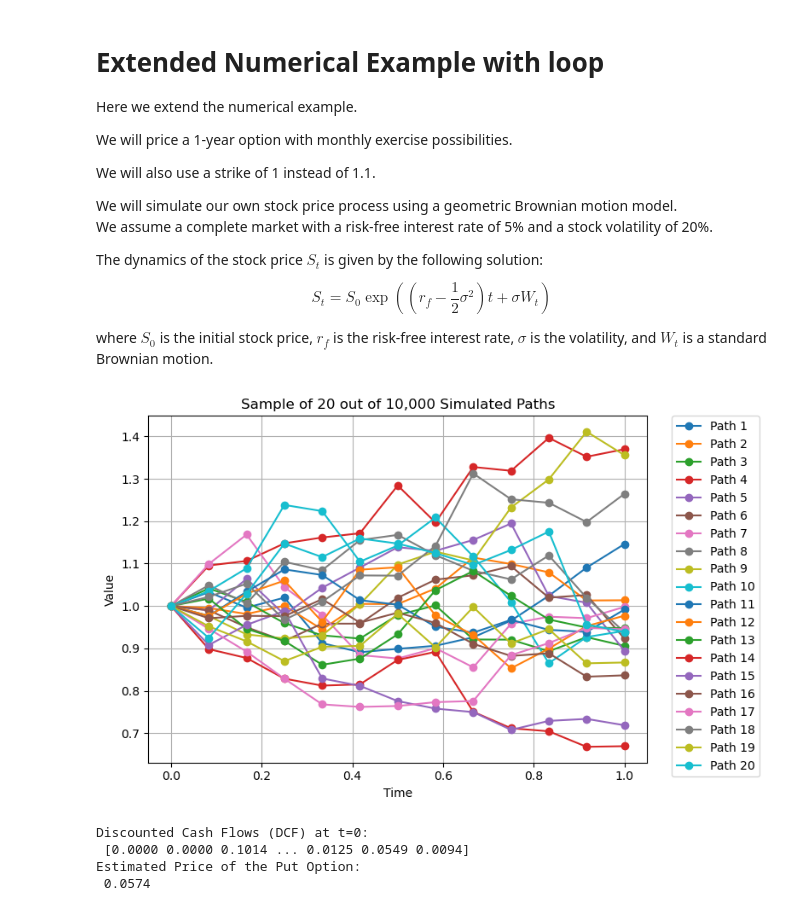
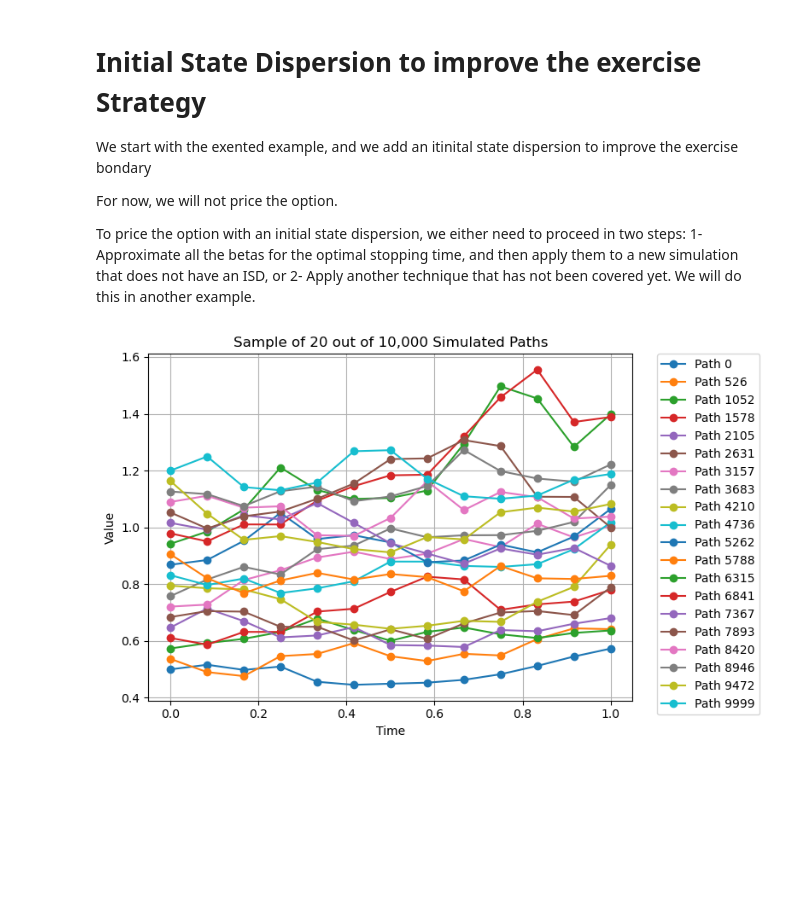
Before and after one commit to pletourneau-lsmc/LSMC_Excel, a Jupyter notebook: 4-Super_LSMC/4.1.1-ISD.ipynb, the cells around one changed output. Cells and saved outputs as stored; diff of their text form; code cells hidden in the pictures; blank space fills up the shorter version.

Commit message:
updated ISD example

```diff
--- a/4-Super_LSMC/4.1.1-ISD.ipynb
+++ b/4-Super_LSMC/4.1.1-ISD.ipynb
@@ -1,21 +1,10 @@
 # %% [markdown]
-# Extended Numerical Example with loop
-Here we extend the numerical example.
+# Initial State Dispersion to improve the exercise Strategy
+We start with the exented example, and we add an itinital state dispersion to improve the exercise bondary
 
-We will price a 1-year option with monthly exercise possibilities.
+For now, we will not price the option.
 
-We will also use a strike of 1 instead of 1.1.
-
-We will simulate our own stock price process using a geometric Brownian motion model.
-We assume a complete market with a risk-free interest rate of 5% and a stock volatility of 20%.
-
-The dynamics of the stock price $S_t$ is given by the following solution:
-
-$$
-S_{t} = S_{0} \exp\left( \left(r_{f} - \frac{1}{2} \sigma^2\right)t + \sigma W_{t} \right)
-$$
-
-where $S_0$ is the initial stock price, $r_f$ is the risk-free interest rate, $\sigma$ is the volatility, and $W_t$ is a standard Brownian motion.
+To price the option with an initial state dispersion, we either need to proceed in two steps: 1- Approximate all the betas for the optimal stopping time, and then apply them to a new simulation that does not have an ISD, or 2- Apply another technique that has not been covered yet. We will do this in another example.
 # %%
 # Set the initial variables for the script
 import numpy as np
@@ -39,34 +28,36 @@ np.random.seed(42)  # For reproducibility
 # It is possible to simulate from a Geometric Brownian motion without using a loop
 # How ever, for clarity, we will use a loop here
 S = np.zeros((N, nt + 1))
-S[:, 0] = S0
+S[:, 0] = np.linspace(0.5, 1.2, N)
 for i in range(1, nt + 1):
     Z = np.random.normal(0, 1, N)  # Standard normal random variables
     S[:, i] = S[:, i - 1] * np.exp((r - 0.5 * sigma**2) * dt + sigma * np.sqrt(dt) * Z)
 # %%
 import matplotlib.pyplot as plt
 
 sample_size = 20  # Number of paths to plot
+# We want a good representation of the paths, so we will sample 1 path every sample_size
+sample_indices = np.linspace(0, N-1, sample_size, dtype=int)
 
 # check if sample_size is less than N
 if sample_size > N:
     raise ValueError("sample_size must be less than or equal to N")
 
 # Now plot the simulated paths if we want too
 times = np.linspace(0, T, nt + 1)
 
 plt.figure(figsize=(8, 5))
 for i in range(sample_size):
-    plt.plot(times, S[i], marker='o', label=f'Path {i+1}')
+    plt.plot(times, S[sample_indices[i]], marker='o', label=f'Path {sample_indices[i]}')
 plt.xlabel('Time')
 plt.ylabel('Value')
 plt.title(f'Sample of {sample_size} out of {N:,} Simulated Paths')
 plt.grid(True)
 plt.legend(bbox_to_anchor=(1.05, 1), loc='upper left', borderaxespad=0.)
 plt.tight_layout()
 plt.show()
 # %% [output]
-[figure, old version]
+[figure, new version]
 # %%
 # Initiate the backward algorithm and calculate the option payoff (exercise/intrinsic value), conditional on not exercising prior
 
@@ -129,22 +120,6 @@ for t_now in range(nt-1, 0, -1):
     # Update the optimal exercise time for each path
     exec_t[itm_paths] = np.where(y_hat < intrinsic[itm_paths], t_now, exec_t[itm_paths])
     payoff = np.where(exec_t == t_now, intrinsic, dcf)
-# %%
-# Finallym at t=0, we discount the cash flows to time "t" based on when it's optimal to exercise for each path
-t_now = 0  # Current time step (T-3)
-# STEP 1
-dcf = np.exp(-r * dt) * payoff
-print("Discounted Cash Flows (DCF) at t=0:\n", np.array2string(dcf, formatter={'float_kind':lambda x: f"{x:.4f}"}))
-
-# STEP 2
-# To get the price estimate, we simply take the average of the discounted cash flows
-price_estimate = np.mean(dcf)
-print("Estimated Price of the Put Option:\n", f"{price_estimate:.4f}")
-# %% [output]
-Discounted Cash Flows (DCF) at t=0:
- [0.0000 0.0000 0.1014 ... 0.0125 0.0549 0.0094]
-Estimated Price of the Put Option:
- 0.0574
 # %%
 # Now, I want to loop through the betas and locate the intersection of the polynomial with the exercise value
 # This will give use the optimal exercise boundary for this option
```
Also changed, not shown: parts of 2 cells of this notebook.
